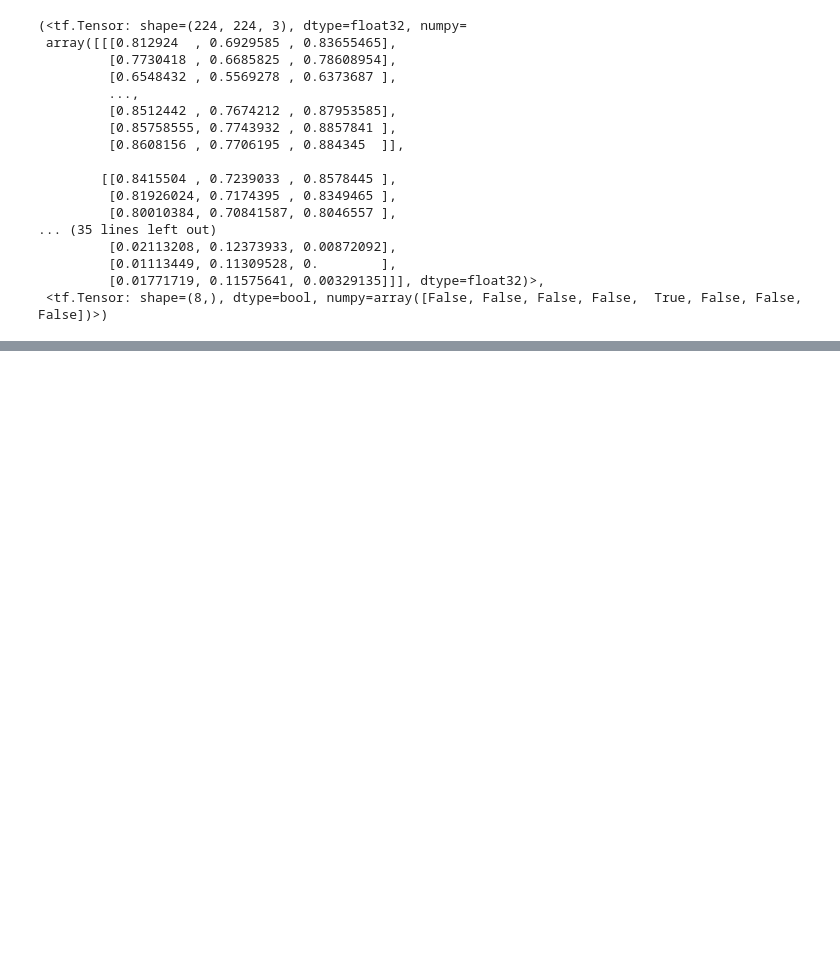
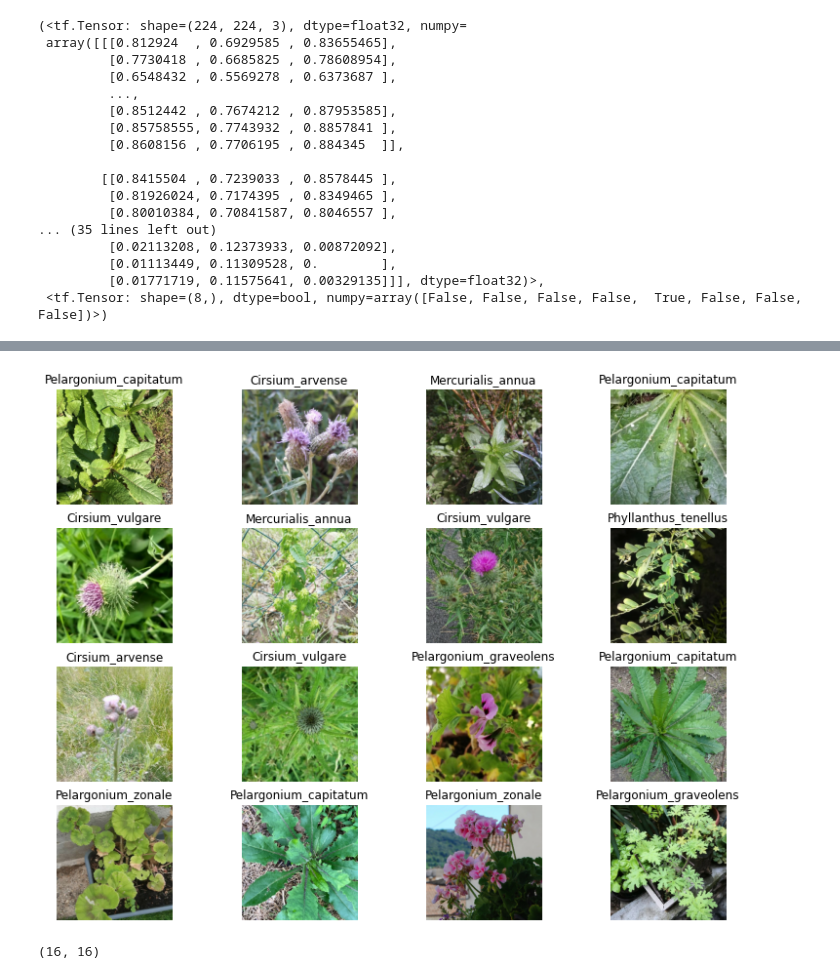
Before and after one commit to youssef-bourais/Plant_classification_using_Convolutional_Neural_Network, a Jupyter notebook: plant_classification.ipynb, the cells around one changed output, grey strips where cells are left out. Drawn from its saved outputs; the diff is of its cells as text; code cells hidden in the pictures; blank space fills up the shorter version.

```diff
--- a/plant_classification.ipynb
+++ b/plant_classification.ipynb
@@ -376,0 +426,10 @@ def create_data_batches(X, y = None, batch_size = BATCH_SIZE, valid_data = False
+# %%
+#now lets visualize our validation set
+val_images, val_labels = next(val_data.as_numpy_iterator())
+show_16_images(val_images, val_labels)
+# %% [output]
+[figure, added]
+# %%
+len(traing_images), len(train_labels)
+# %% [output]
+(16, 16)
```
Also changed, not shown: parts of 24 cells of this notebook.
